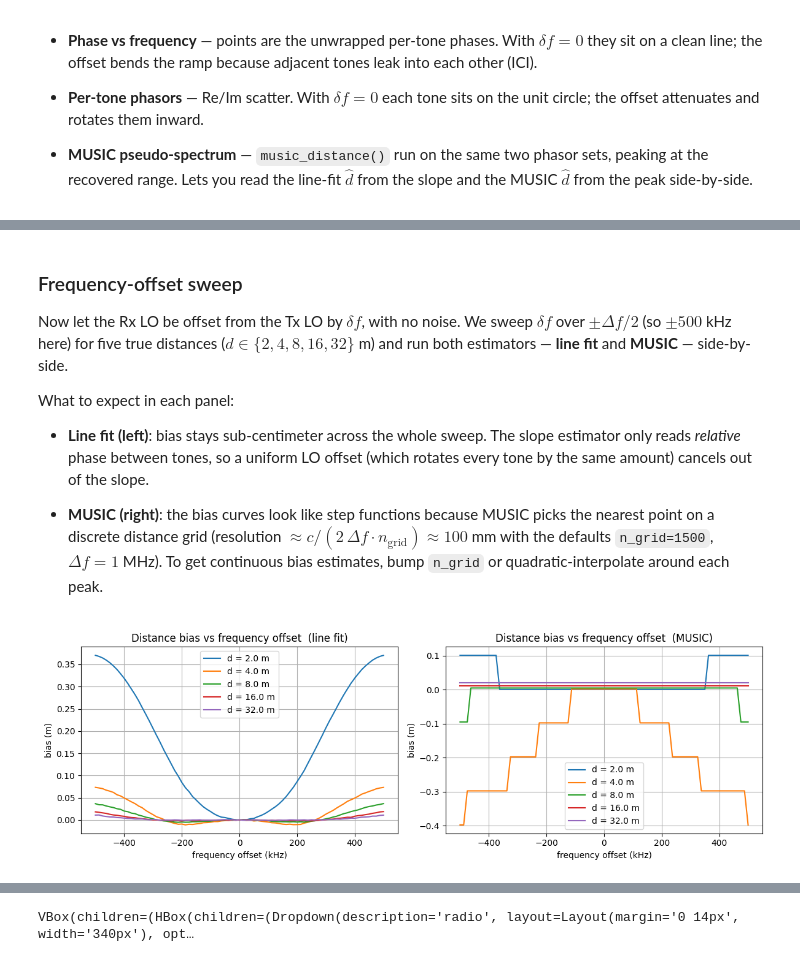
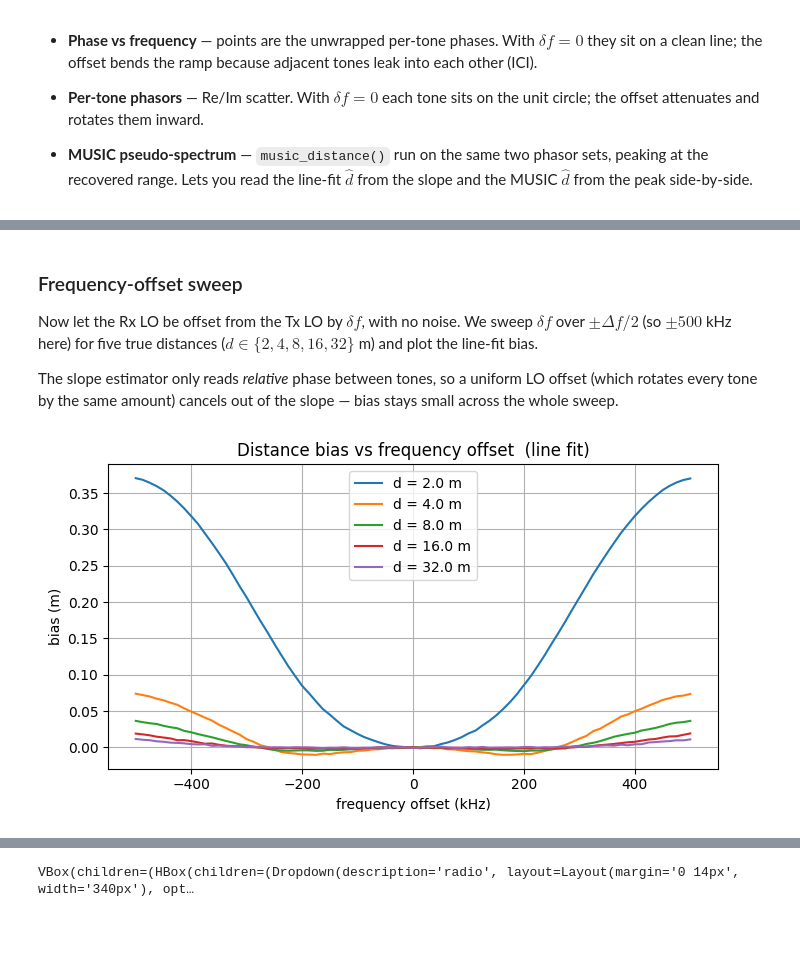
Before and after one commit to jelenesm/trilateration, a Jupyter notebook: distance.ipynb, the cells around one changed output, grey strips where cells are left out. Drawn from its saved outputs; the diff is of its cells as text; code cells hidden in the pictures; blank space fills up the shorter version.

```diff
--- a/distance.ipynb
+++ b/distance.ipynb
@@ -339,7 +338,7 @@ def transmit(delay=1e-9, n_tones=None):
 
 def simulate(d_true, freq_offset=0.0, snr_db=np.inf, delay=1e-9, delay_spread=0.0, n_paths=8,
              n_tones=None, k_factor_db=None,
-             method='line_fit', P='auto', P_max=5, fraction=0.95, alg='1-way',
+             method='line_fit', P='auto', alg='1-way',
              music_threshold=1.0, rng=None):
     """Single-symbol simulation: Tx multitone -> channel -> Rx -> distance estimate.
 
@@ -351,9 +350,8 @@ def simulate(d_true, freq_offset=0.0, snr_db=np.inf, delay=1e-9, delay_spread=0.
     n_tones     : optional override of the global N. If provided, fs/M/t/freqs
                   are recomputed for this run only.
     k_factor_db : Ricean K-factor in dB (LOS only) -- pass-through to channel().
-    P           : MUSIC signal-subspace dim (int) or 'auto' (default).
-    P_max       : upper cap on auto-mode P (default 5). Ignored if P is an int.
-    fraction    : energy-fraction threshold for auto-mode P (default 0.95).
+    P           : MUSIC signal-subspace dim (int) or 'auto' (default — uses
+                  the kneedle picker via ``auto_signal_dim``).
     music_threshold : peak-detection threshold for the MUSIC estimator.
     rng         : numpy Generator (defaults to a fresh one per call)
 
@@ -420,8 +418,7 @@ def simulate(d_true, freq_offset=0.0, snr_db=np.inf, delay=1e-9, delay_spread=0.
         slope, intercept = np.polyfit(freqs_, phases, 1)
         d_hat = -c * slope / (2 * np.pi)
     elif method == 'music':
-        d_hat_arr, *_ = music_distance(phasors, delta_f, P=P, P_max=P_max,
-                                       fraction=fraction, alg=alg,
+        d_hat_arr, *_ = music_distance(phasors, delta_f, P=P, alg=alg,
                                        threshold=music_threshold)
         d_hat = float(d_hat_arr[0])
         # Synthesize an equivalent slope/intercept so callers that plot a fit
@@ -526,36 +523,30 @@ MUSIC d̂ (Δf = 120 kHz) : 3.0020 m   (residual: +2.001e-03 m)
 # %% [markdown]
 ### Frequency-offset sweep
 
-Now let the Rx LO be offset from the Tx LO by $\delta f$, with no noise. We sweep $\delta f$ over $\pm \Delta f/2$ (so $\pm 500$ kHz here) for five true distances ($d \in \{2, 4, 8, 16, 32\}$ m) and run both estimators — **line fit** and **MUSIC** — side-by-side.
+Now let the Rx LO be offset from the Tx LO by $\delta f$, with no noise. We sweep $\delta f$ over $\pm \Delta f/2$ (so $\pm 500$ kHz here) for five true distances ($d \in \{2, 4, 8, 16, 32\}$ m) and plot the line-fit bias.
 
-What to expect in each panel:
-
-- **Line fit (left)**: bias stays sub-centimeter across the whole sweep. The slope estimator only reads *relative* phase between tones, so a uniform LO offset (which rotates every tone by the same amount) cancels out of the slope.
-
-- **MUSIC (right)**: the bias curves look like step functions because MUSIC picks the nearest point on a discrete distance grid (resolution $\approx c / (2\,\Delta f \cdot n_\text{grid}) \approx 100$ mm with the defaults `n_grid=1500`, $\Delta f = 1$ MHz). To get continuous bias estimates, bump `n_grid` or quadratic-interpolate around each peak.
+The slope estimator only reads *relative* phase between tones, so a uniform LO offset (which rotates every tone by the same amount) cancels out of the slope — bias stays small across the whole sweep.
 # %%
-# Sweep the carrier-frequency offset over +/- half the tone spacing, once per method.
+# Sweep the carrier-frequency offset over +/- half the tone spacing.
 freq_offsets = np.linspace(-0.5 * delta_f, 0.5 * delta_f, 81)  # Hz
 distances = [2.0, 4.0, 8.0, 16.0, 32.0]
-methods = [('line_fit', 'line fit'), ('music', 'MUSIC')]
 
-fig, axes = plt.subplots(1, 2, figsize=(12, 4))
-for ax, (method, title_method) in zip(axes, methods):
-    for d_true in distances:
-        biases = np.zeros_like(freq_offsets)
-        for i, foff in enumerate(freq_offsets):
-            d_hat_i, *_ = simulate(d_true, freq_offset=foff, method=method)
-            biases[i] = d_hat_i - d_true
-        ax.plot(freq_offsets / 1e3, biases, label=f'd = {d_true} m')
-    ax.set_title(f'Distance bias vs frequency offset  ({title_method})')
-    ax.set_xlabel('frequency offset (kHz)')
-    ax.set_ylabel('bias (m)')
-    ax.legend()
-    ax.grid()
+plt.figure(figsize=(7, 4))
+for d_true in distances:
+    biases = np.zeros_like(freq_offsets)
+    for i, foff in enumerate(freq_offsets):
+        d_hat_i, *_ = simulate(d_true, freq_offset=foff, method='line_fit')
+        biases[i] = d_hat_i - d_true
+    plt.plot(freq_offsets / 1e3, biases, label=f'd = {d_true} m')
+plt.title('Distance bias vs frequency offset  (line fit)')
+plt.xlabel('frequency offset (kHz)')
+plt.ylabel('bias (m)')
+plt.legend()
+plt.grid()
 plt.tight_layout()
 plt.show()
 # %% [output]
-[figure, old version]
+[figure, new version]
 # %% [markdown]
 # Interactive simulation
 
```
Also changed, not shown: parts of 12 cells of this notebook.
